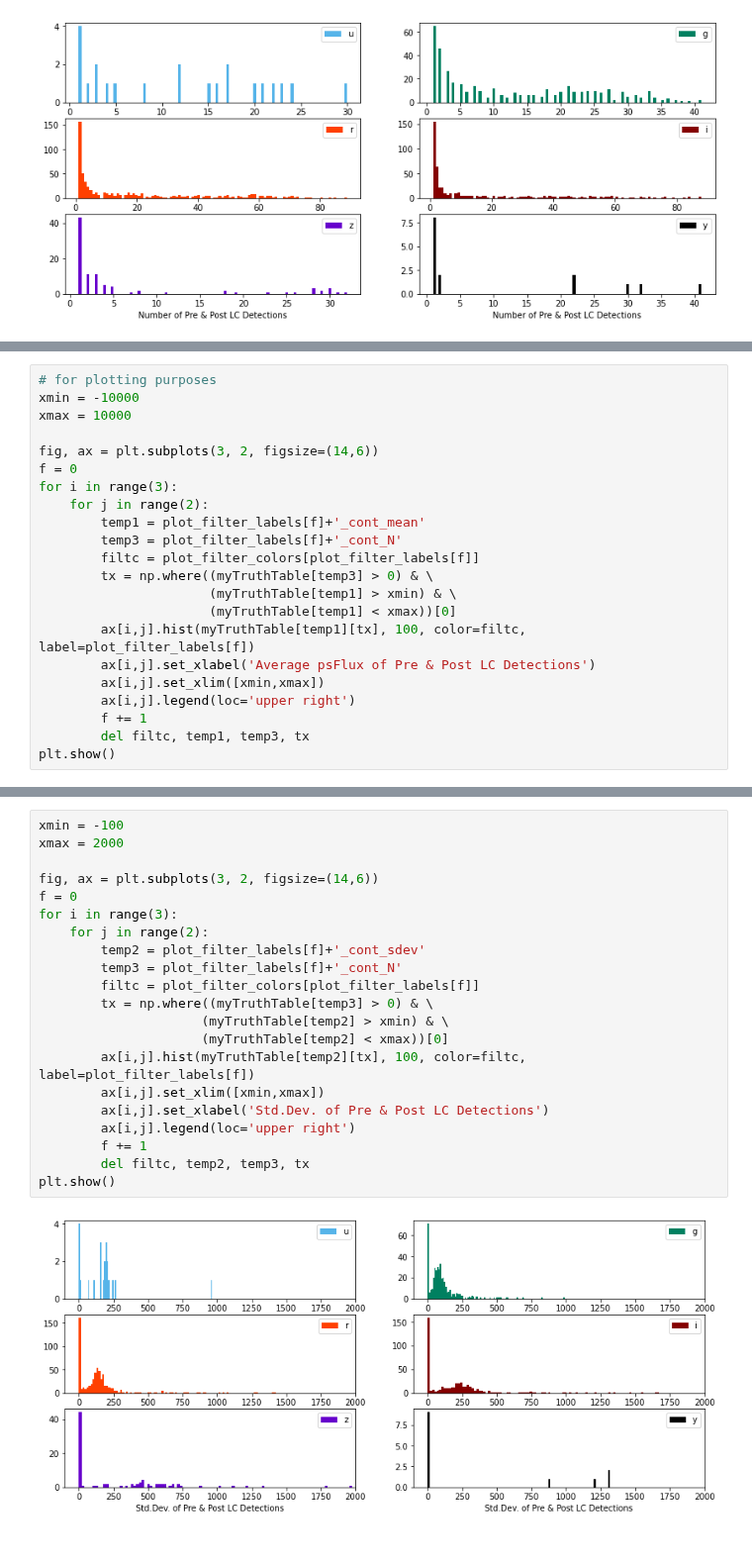
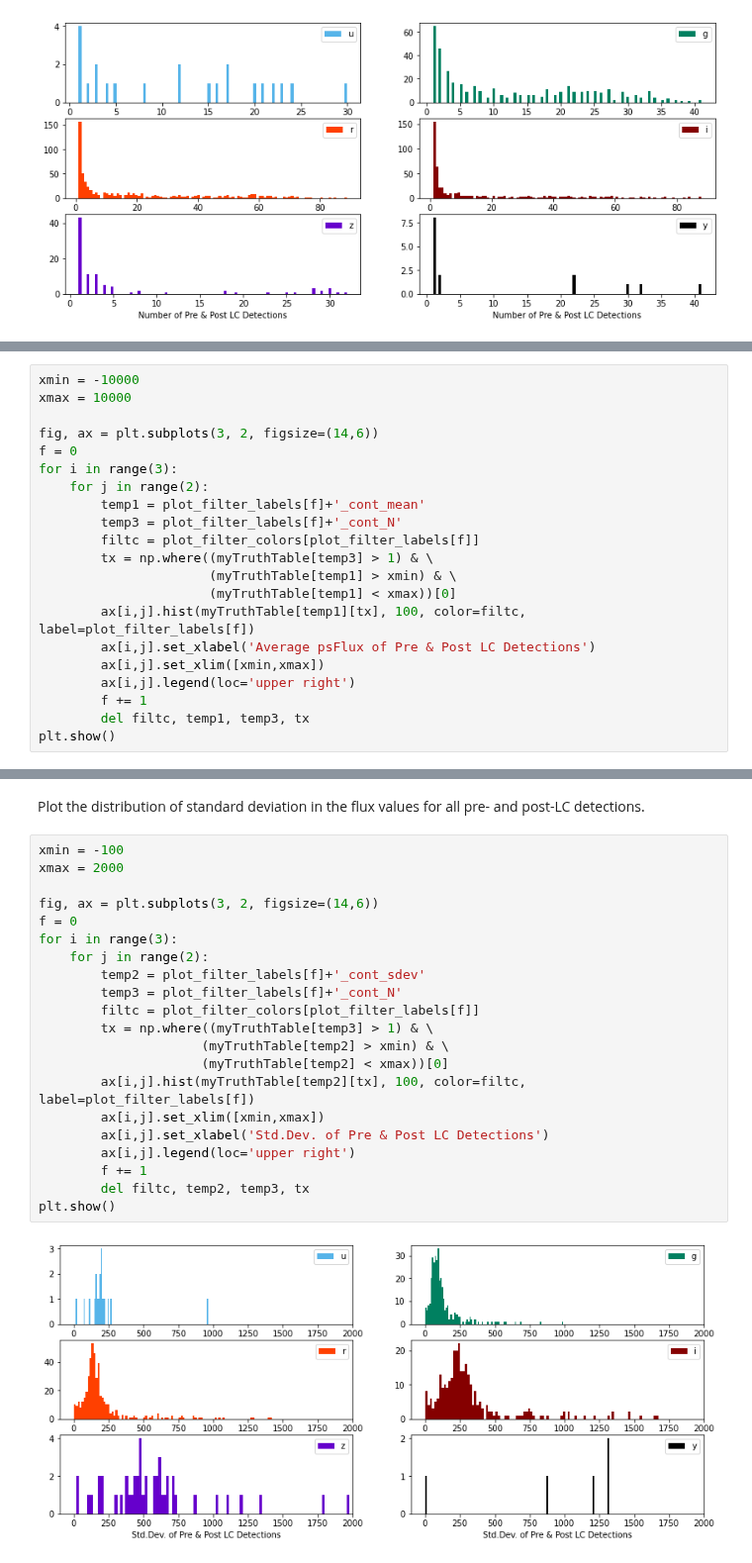
Before and after one commit to rubin-dp0/cst-dev, a Jupyter notebook: MLG_sandbox/DP02/explore_SNIa_template_contamination.ipynb, the cells around one changed output, grey strips where cells are left out. Shown at 99% size. Cells and saved outputs as stored; diff of their text form.

```diff
--- a/MLG_sandbox/DP02/explore_SNIa_template_contamination.ipynb
+++ b/MLG_sandbox/DP02/explore_SNIa_template_contamination.ipynb
@@ -284,5 +286,4 @@ plt.show()
 # %%
-# for plotting purposes
 xmin = -10000
 xmax = 10000
 
@@ -293,7 +294,7 @@ for i in range(3):
         temp1 = plot_filter_labels[f]+'_cont_mean'
         temp3 = plot_filter_labels[f]+'_cont_N'
         filtc = plot_filter_colors[plot_filter_labels[f]]
-        tx = np.where((myTruthTable[temp3] > 0) & \
+        tx = np.where((myTruthTable[temp3] > 1) & \
                       (myTruthTable[temp1] > xmin) & \
                       (myTruthTable[temp1] < xmax))[0]
         ax[i,j].hist(myTruthTable[temp1][tx], 100, color=filtc, label=plot_filter_labels[f])
@@ -308,23 +309,25 @@ plt.show()
+# %% [markdown]
+Plot the distribution of standard deviation in the flux values for all pre- and post-LC detections.
 # %%
 xmin = -100
 xmax = 2000
 
 fig, ax = plt.subplots(3, 2, figsize=(14,6))
 f = 0
 for i in range(3):
     for j in range(2):
         temp2 = plot_filter_labels[f]+'_cont_sdev'
         temp3 = plot_filter_labels[f]+'_cont_N'
         filtc = plot_filter_colors[plot_filter_labels[f]]
-        tx = np.where((myTruthTable[temp3] > 0) & \
+        tx = np.where((myTruthTable[temp3] > 1) & \
                      (myTruthTable[temp2] > xmin) & \
                      (myTruthTable[temp2] < xmax))[0]
         ax[i,j].hist(myTruthTable[temp2][tx], 100, color=filtc, label=plot_filter_labels[f])
         ax[i,j].set_xlim([xmin,xmax])
         ax[i,j].set_xlabel('Std.Dev. of Pre & Post LC Detections')
         ax[i,j].legend(loc='upper right')
         f += 1
         del filtc, temp2, temp3, tx
 plt.show()
 # %% [output]
-[figure, old version]
+[figure, new version]
```
Also changed, not shown: parts of 7 cells of this notebook.
